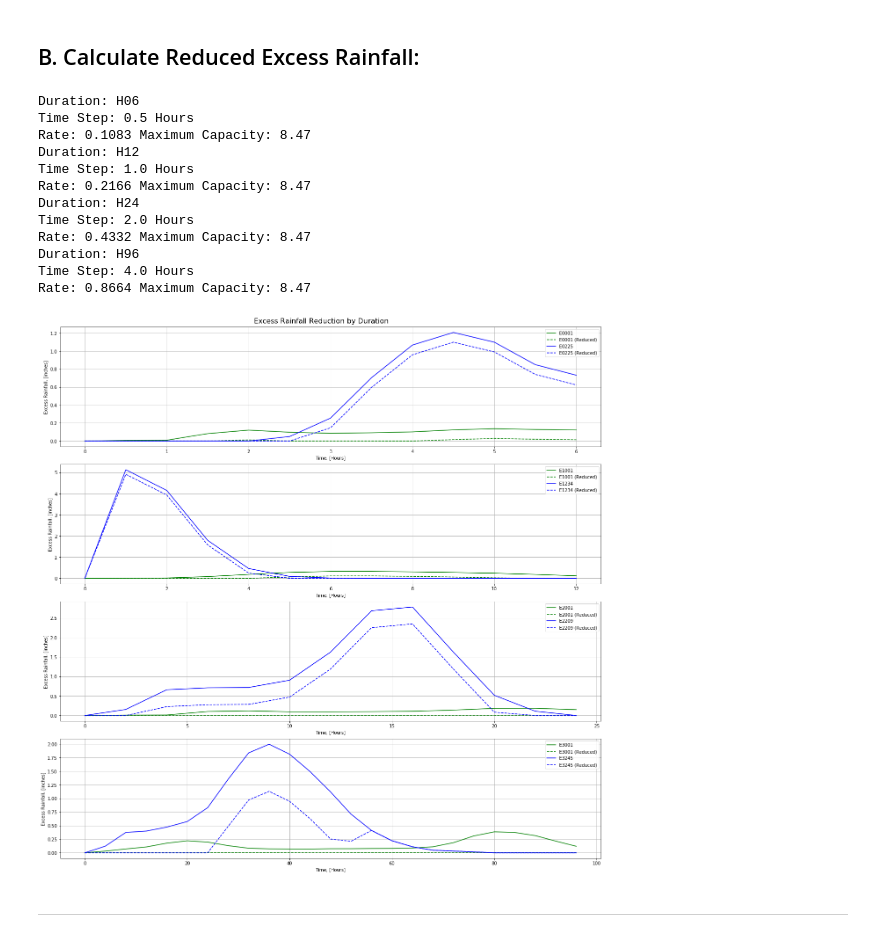
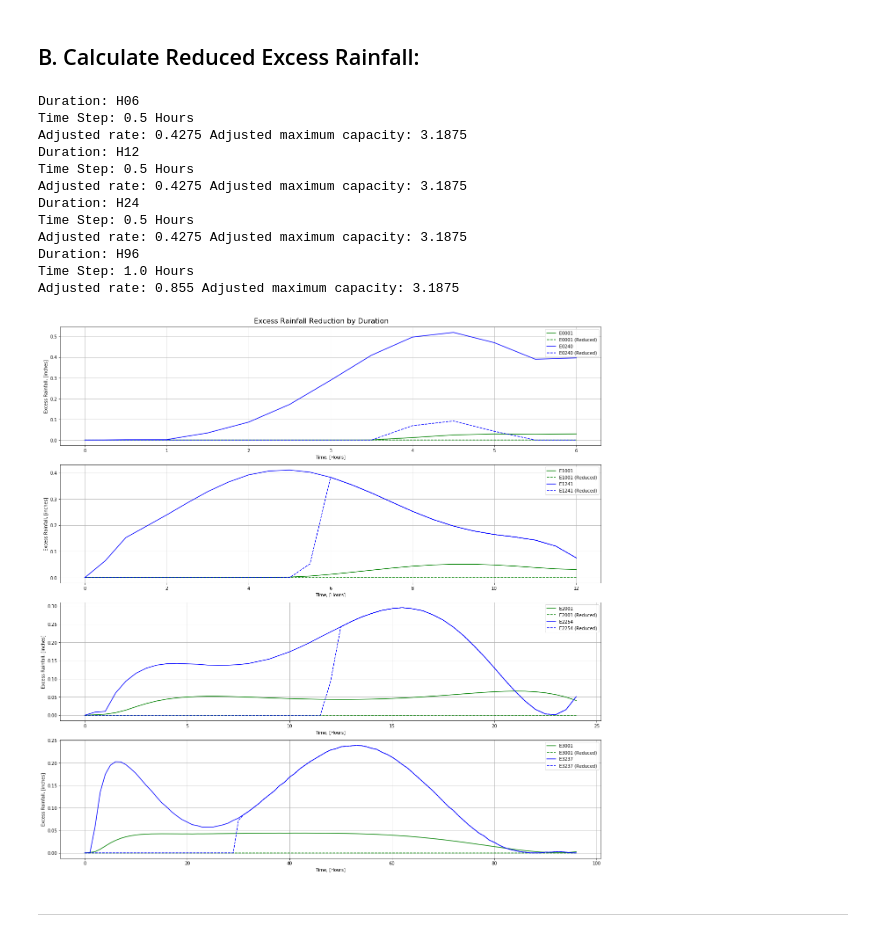
Before and after one commit to Dewberry/pfra-hydromet, a Jupyter notebook: reEventsTable.ipynb, the cells around one changed output. Cells and saved outputs as stored; diff of their text form; code cells hidden in the pictures.

Commit message:
Add the option to include a storm water effieciency parameter

```diff
--- a/reEventsTable.ipynb
+++ b/reEventsTable.ipynb
@@ -61,4 +63,4 @@ filestem = '{0}_{1}_{2}'.format(Project_Area, Pluvial_Model, BCN)
 # %%
-rate, maxcap = get_stormwater_rate_cap(pluvial_params_dir, BCN, rate_column, capacity_column, display_print)
+rate, maxcap, efficiency = get_stormwater_rate_cap(pluvial_params_dir, BCN, rate_column, capacity_column, efficiency_column, display_print)
 # %% [output]
 |  | Pluvial Domain | Shapefile | Curve Number | SW Infrastructure (YES or NO) | SW Rate (in/30min) | SW Capacity (in) | ... |
@@ -68,0 +74,2 @@ SW Capacity: 8.47 in/unit area
+# %%
+adj_rate, adj_maxcap = adj_stormwater_rate_cap(rate, maxcap, efficiency, display_print)
@@ -92,22 +102,22 @@ Durations: ['H06', 'H12', 'H24', 'H96']
 # %% [markdown]
 ## B. Calculate Reduced Excess Rainfall:
 # %%
-ReducedTable, StormwaterTable, SW_variables = hydromet_reduced.main(EventsTable, durations, BCN, rate = rate, maxcap = maxcap,
+ReducedTable, StormwaterTable, SW_variables = hydromet_reduced.main(EventsTable, durations, BCN, rate = adj_rate, maxcap = adj_maxcap,
                                                                     display_print = display_print, display_plots = display_plots)
 # %% [output]
 Duration: H06
 Time Step: 0.5 Hours
-Rate: 0.1083 Maximum Capacity: 8.47
+Adjusted rate: 0.4275 Adjusted maximum capacity: 3.1875
 Duration: H12
+Time Step: 0.5 Hours
+Adjusted rate: 0.4275 Adjusted maximum capacity: 3.1875
+Duration: H24
+Time Step: 0.5 Hours
+Adjusted rate: 0.4275 Adjusted maximum capacity: 3.1875
+Duration: H96
 Time Step: 1.0 Hours
-Rate: 0.2166 Maximum Capacity: 8.47
-Duration: H24
-Time Step: 2.0 Hours
-Rate: 0.4332 Maximum Capacity: 8.47
-Duration: H96
-Time Step: 4.0 Hours
-Rate: 0.8664 Maximum Capacity: 8.47
+Adjusted rate: 0.855 Adjusted maximum capacity: 3.1875
-[figure, old version]
+[figure, new version]
 # %% [markdown]
 ---
 # %% [markdown]
```
Also changed, not shown: parts of 8 cells of this notebook, 4 other files.
